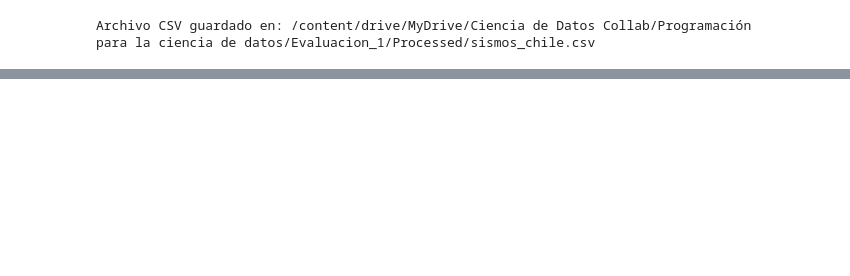
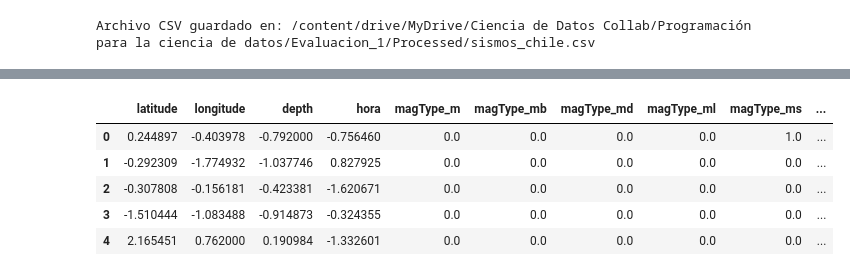
Before and after one commit to javisagredo-dev/Evaluacion1_Prog_DS, a Jupyter notebook: Evaluación_1_Prog_DS.ipynb, the cells around one changed output, grey strips where cells are left out. Drawn from its saved outputs; the diff is of its cells as text; code cells hidden in the pictures; blank space fills up the shorter version.

```diff
--- a/Evaluación_1_Prog_DS.ipynb
+++ b/Evaluación_1_Prog_DS.ipynb
@@ -219,0 +438,30 @@ sismos_chile.describe()
+# %%
+from sklearn.preprocessing import StandardScaler, OneHotEncoder
+from sklearn.compose import ColumnTransformer
+
+# Selección de columnas
+num_features = ['latitude', 'longitude', 'depth', 'hora']
+cat_features = ['magType']
+
+# Preprocesador
+preprocessor = ColumnTransformer([
+    ('scaler', StandardScaler(), num_features),
+    ('onehot', OneHotEncoder(handle_unknown='ignore', sparse_output=False), cat_features)
+])
+
+# Ajustar y transformar (ejemplo con X)
+X = sismos_procesado[num_features + cat_features]
+X_transformed = preprocessor.fit_transform(X)
+
+# Obtener nombres de columnas resultantes
+feature_names = num_features + list(preprocessor.named_transformers_['onehot'].get_feature_names_out(cat_features))
+X_transformed_df = pd.DataFrame(X_transformed, columns=feature_names)
+# %%
+X_transformed_df.head()
+# %% [output]
+|  | latitude | longitude | depth | hora | magType_m | magType_mb | magType_md | magType_ml | magType_ms | ... |
+| 0 | 0.244897 | -0.403978 | -0.792000 | -0.756460 | 0.0 | 0.0 | 0.0 | 0.0 | 1.0 | ... |
+| 1 | -0.292309 | -1.774932 | -1.037746 | 0.827925 | 0.0 | 0.0 | 0.0 | 0.0 | 0.0 | ... |
+| 2 | -0.307808 | -0.156181 | -0.423381 | -1.620671 | 0.0 | 0.0 | 0.0 | 0.0 | 0.0 | ... |
+| 3 | -1.510444 | -1.083488 | -0.914873 | -0.324355 | 0.0 | 0.0 | 0.0 | 0.0 | 0.0 | ... |
+| 4 | 2.165451 | 0.762000 | 0.190984 | -1.332601 | 0.0 | 0.0 | 0.0 | 0.0 | 0.0 | ... |
```
Also changed, not shown: parts of 23 cells of this notebook.
